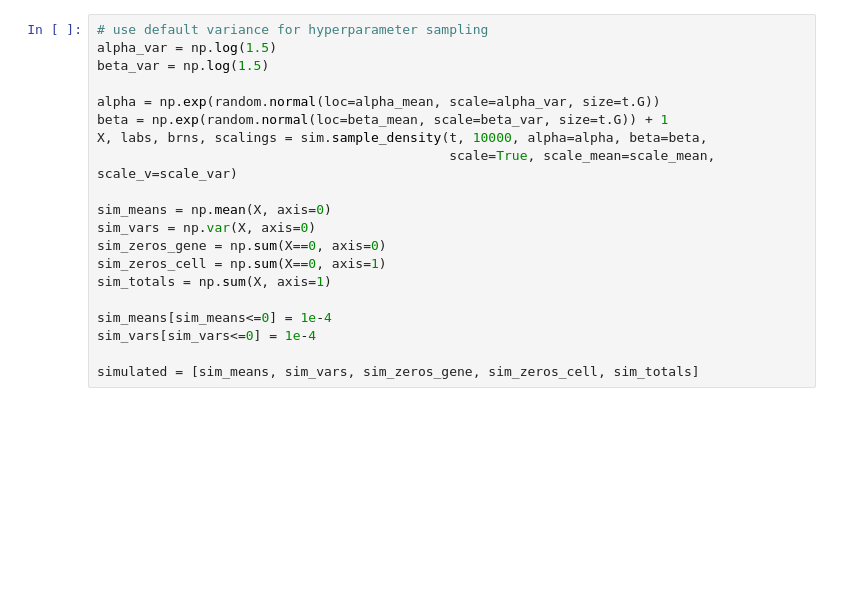
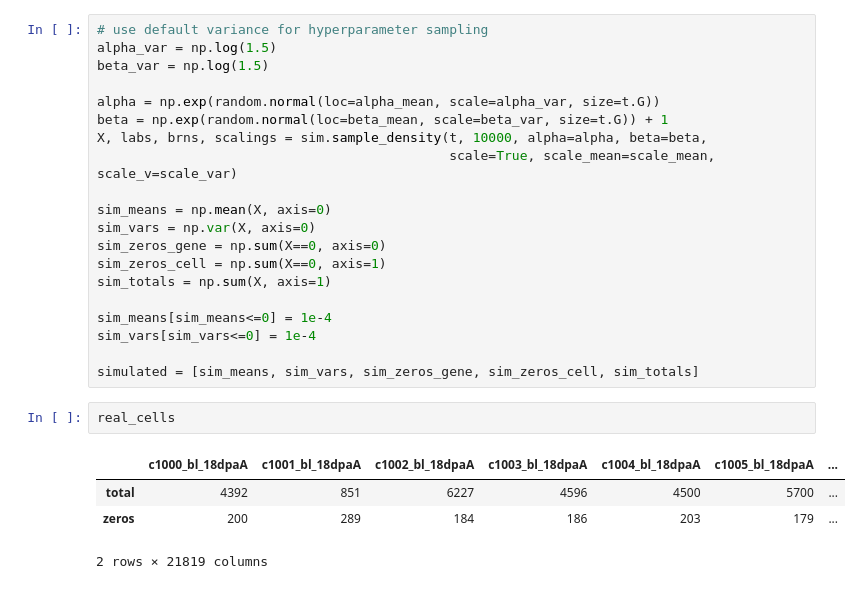
Before and after one commit to soedinglab/prosstt, a Jupyter notebook: dev/compare_axolotl.ipynb, the cells around one changed output. Saved outputs shown, nothing was run; the diff lists cells and outputs as text; blank space fills up the shorter version.

```diff
--- a/dev/compare_axolotl.ipynb
+++ b/dev/compare_axolotl.ipynb
@@ -61,3 +61,10 @@ sim_means[sim_means<=0] = 1e-4
 sim_vars[sim_vars<=0] = 1e-4
 
 simulated = [sim_means, sim_vars, sim_zeros_gene, sim_zeros_cell, sim_totals]
+# %%
+real_cells
+# %% [output]
+|  | c1000_bl_18dpaA | c1001_bl_18dpaA | c1002_bl_18dpaA | c1003_bl_18dpaA | c1004_bl_18dpaA | c1005_bl_18dpaA | ... |
+| total | 4392 | 851 | 6227 | 4596 | 4500 | 5700 | ... |
+| zeros | 200 | 289 | 184 | 186 | 203 | 179 | ... |
+2 rows × 21819 columns
```
Also changed, not shown: parts of 5 cells of this notebook, 5 other files.
